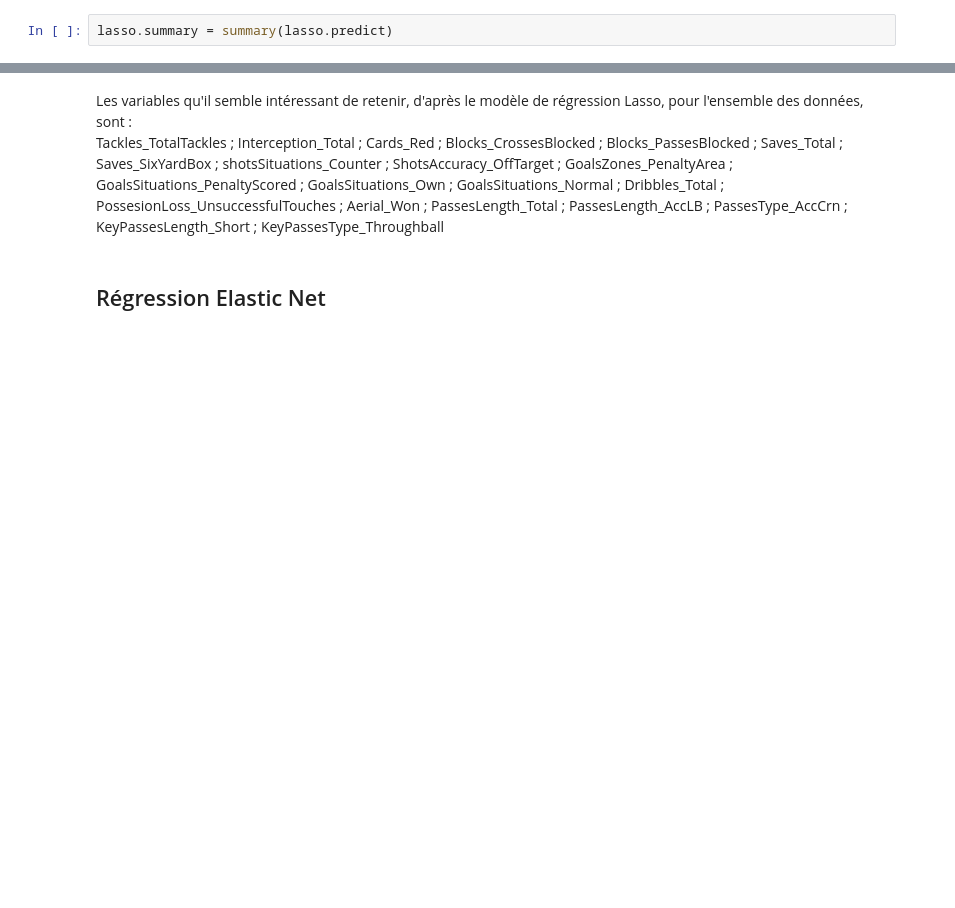
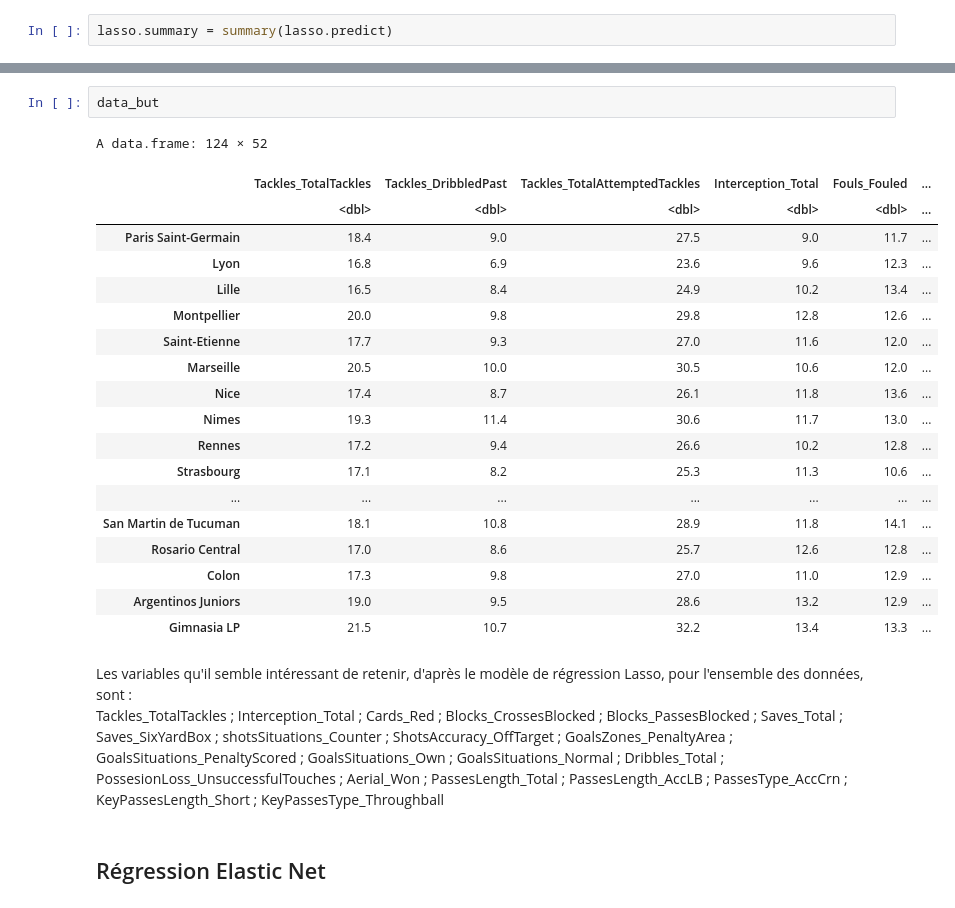
Before and after one commit to CamilleBichet/Projet_Foot_5A, a Jupyter notebook: Selection_de_variables.ipynb, the cells around one changed output, grey strips where cells are left out. Cells and saved outputs as stored; diff of their text form; blank space fills up the shorter version.

```diff
--- a/Selection_de_variables.ipynb
+++ b/Selection_de_variables.ipynb
@@ -431,3 +458,25 @@ for (i in 1:(length(lasso.summary[,1])-1)){
+# %%
+data_but
+# %% [output]
+A data.frame: 124 × 52
+|  | Tackles_TotalTackles | Tackles_DribbledPast | Tackles_TotalAttemptedTackles | Interception_Total | Fouls_Fouled | ... |
+|  | <dbl> | <dbl> | <dbl> | <dbl> | <dbl> | ... |
+| Paris Saint-Germain | 18.4 | 9.0 | 27.5 | 9.0 | 11.7 | ... |
+| Lyon | 16.8 | 6.9 | 23.6 | 9.6 | 12.3 | ... |
+| Lille | 16.5 | 8.4 | 24.9 | 10.2 | 13.4 | ... |
+| Montpellier | 20.0 | 9.8 | 29.8 | 12.8 | 12.6 | ... |
+| Saint-Etienne | 17.7 | 9.3 | 27.0 | 11.6 | 12.0 | ... |
+| Marseille | 20.5 | 10.0 | 30.5 | 10.6 | 12.0 | ... |
+| Nice | 17.4 | 8.7 | 26.1 | 11.8 | 13.6 | ... |
+| Nimes | 19.3 | 11.4 | 30.6 | 11.7 | 13.0 | ... |
+| Rennes | 17.2 | 9.4 | 26.6 | 10.2 | 12.8 | ... |
+| Strasbourg | 17.1 | 8.2 | 25.3 | 11.3 | 10.6 | ... |
+| ... | ... | ... | ... | ... | ... | ... |
+| San Martin de Tucuman | 18.1 | 10.8 | 28.9 | 11.8 | 14.1 | ... |
+| Rosario Central | 17.0 | 8.6 | 25.7 | 12.6 | 12.8 | ... |
+| Colon | 17.3 | 9.8 | 27.0 | 11.0 | 12.9 | ... |
+| Argentinos Juniors | 19.0 | 9.5 | 28.6 | 13.2 | 12.9 | ... |
+| Gimnasia LP | 21.5 | 10.7 | 32.2 | 13.4 | 13.3 | ... |
 # %% [markdown]
 Les variables qu'il semble intéressant de retenir, d'après le modèle de régression Lasso, pour l'ensemble des données, sont :
 Tackles_TotalTackles ; Interception_Total ; Cards_Red ; Blocks_CrossesBlocked ;
```
Also changed, not shown: parts of 37 cells of this notebook.
